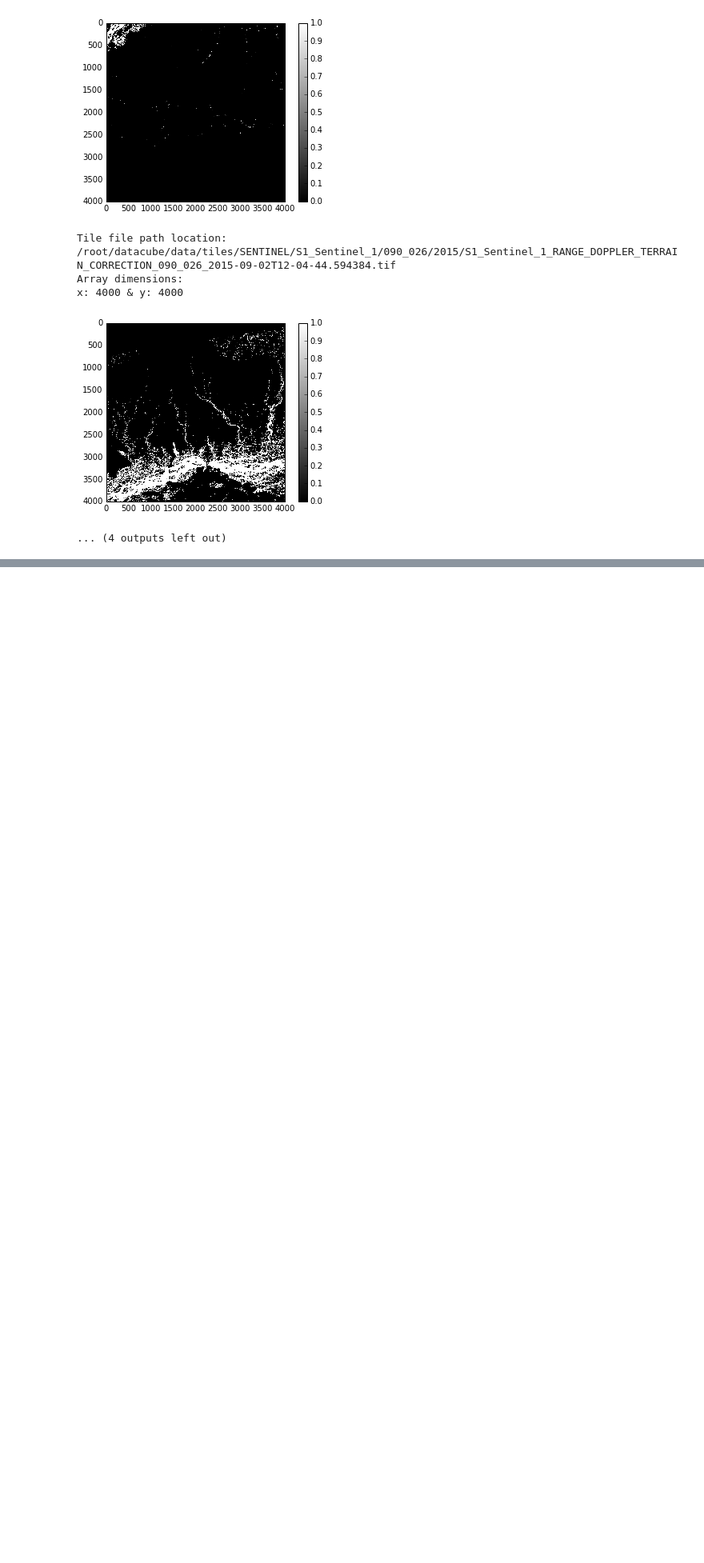
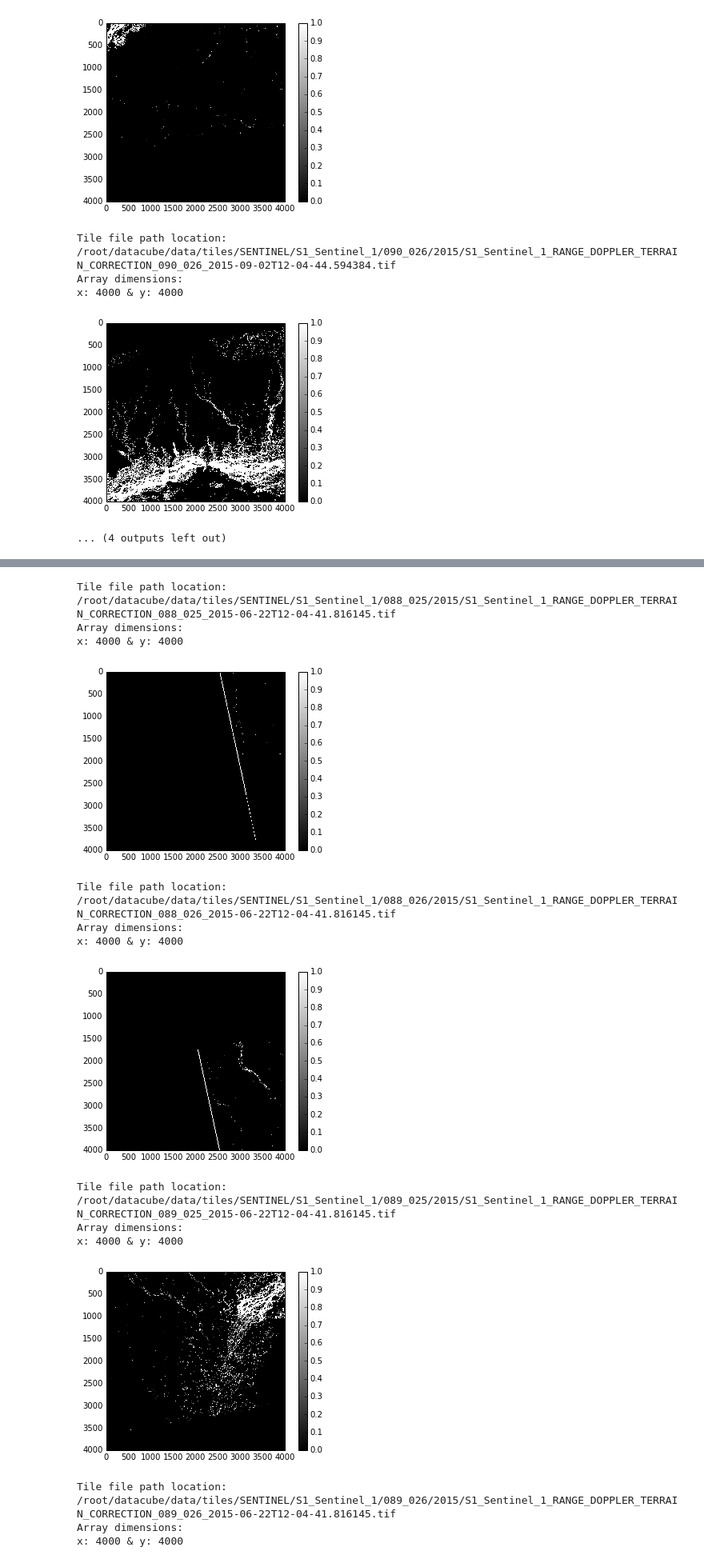
Before and after one commit to pvillard31/agdc, a Jupyter notebook: api-examples/notebooks/notebooks_CG/Sentinel-1.ipynb, the cells around one changed output, grey strips where cells are left out. Shown at 80% size. Saved outputs shown, nothing was run; the diff lists cells and outputs as text; code cells hidden in the pictures; blank space fills up the shorter version.

```diff
--- a/api-examples/notebooks/notebooks_CG/Sentinel-1.ipynb
+++ b/api-examples/notebooks/notebooks_CG/Sentinel-1.ipynb
@@ -401,0 +528,20 @@ x: 4000 & y: 4000
+# %%
+for tile in tiles_before:
+    tileDataset = getDatasetFromTile(tile)
+    showDataset(tileDataset, finalThreshold_before)
+# %% [output]
+Tile file path location: /root/datacube/data/tiles/SENTINEL/S1_Sentinel_1/088_025/2015/S1_Sentinel_1_RANGE_DOPPLER_TERRAIN_CORRECTION_088_025_2015-06-22T12-04-41.816145.tif
+Array dimensions:
+x: 4000 & y: 4000
+[figure, added]
+Tile file path location: /root/datacube/data/tiles/SENTINEL/S1_Sentinel_1/088_026/2015/S1_Sentinel_1_RANGE_DOPPLER_TERRAIN_CORRECTION_088_026_2015-06-22T12-04-41.816145.tif
+Array dimensions:
+x: 4000 & y: 4000
+[figure, added]
+Tile file path location: /root/datacube/data/tiles/SENTINEL/S1_Sentinel_1/089_025/2015/S1_Sentinel_1_RANGE_DOPPLER_TERRAIN_CORRECTION_089_025_2015-06-22T12-04-41.816145.tif
+Array dimensions:
+x: 4000 & y: 4000
+[figure, added]
+Tile file path location: /root/datacube/data/tiles/SENTINEL/S1_Sentinel_1/089_026/2015/S1_Sentinel_1_RANGE_DOPPLER_TERRAIN_CORRECTION_089_026_2015-06-22T12-04-41.816145.tif
+Array dimensions:
+x: 4000 & y: 4000
```
Also changed, not shown: parts of 30 cells of this notebook, 1 other file.
